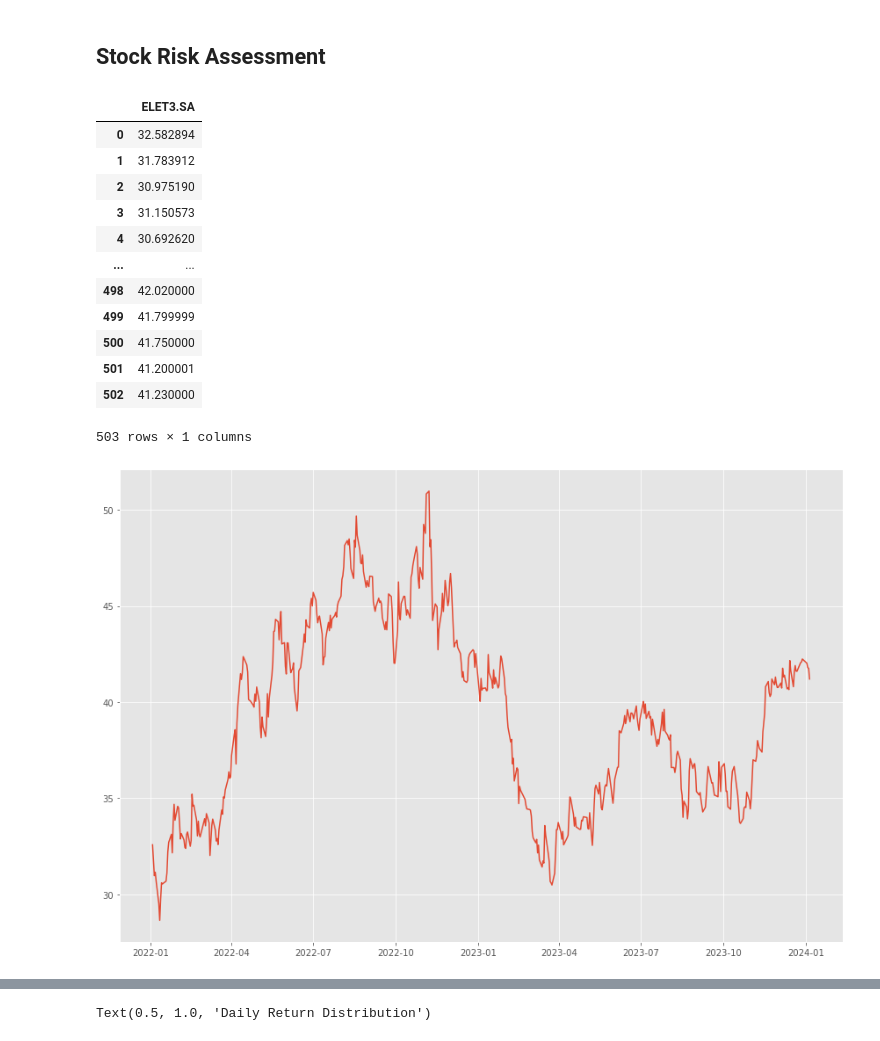
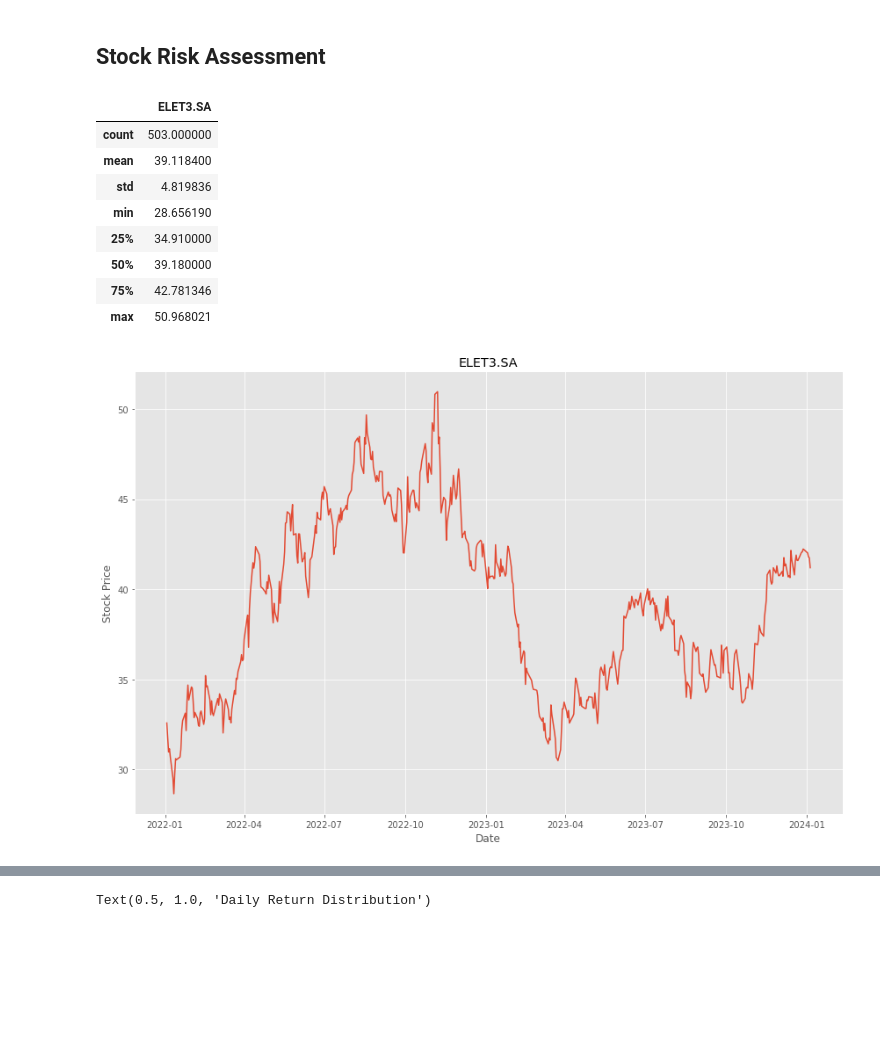
Before and after one commit to IsraelFPM/Risk-Analysis, a Jupyter notebook: ValueAtRisk.ipynb, the cells around one changed output, grey strips where cells are left out. Drawn from its saved outputs; the diff is of its cells as text; code cells hidden in the pictures; blank space fills up the shorter version.

```diff
--- a/ValueAtRisk.ipynb
+++ b/ValueAtRisk.ipynb
@@ -61,24 +61,23 @@ serie = ticker.history(period="2y",start=start_date)
 serie.drop(serie.loc[serie['Open']==0].index,inplace=True) # Droping 0 values for stock price
 data_series[f'{stock}'] = serie['Open'].values
 # %%
-data_series
+data_series.describe()
 # %% [output]
 |  | ELET3.SA |
-| 0 | 32.582894 |
-| 1 | 31.783912 |
-| 2 | 30.975190 |
-| 3 | 31.150573 |
-| 4 | 30.692620 |
-| ... | ... |
-| 498 | 42.020000 |
-| 499 | 41.799999 |
-| 500 | 41.750000 |
-| 501 | 41.200001 |
-| 502 | 41.230000 |
+| count | 503.000000 |
+| mean | 39.118400 |
+| std | 4.819836 |
+| min | 28.656190 |
+| 25% | 34.910000 |
+| 50% | 39.180000 |
+| 75% | 42.781346 |
+| max | 50.968021 |
-503 rows × 1 columns
 # %%
 fig = plt.figure(figsize=(12,8))
+plt.title('ELET3.SA')
+plt.xlabel('Date')
+plt.ylabel('Stock Price')
 plt.plot(serie.index[0:-1],data_series['ELET3.SA'].values[0:-1])
 plt.tight_layout()
 # %% [output]
-[figure, old version]
+[figure, new version]
```
Also changed, not shown: parts of 11 cells of this notebook.
